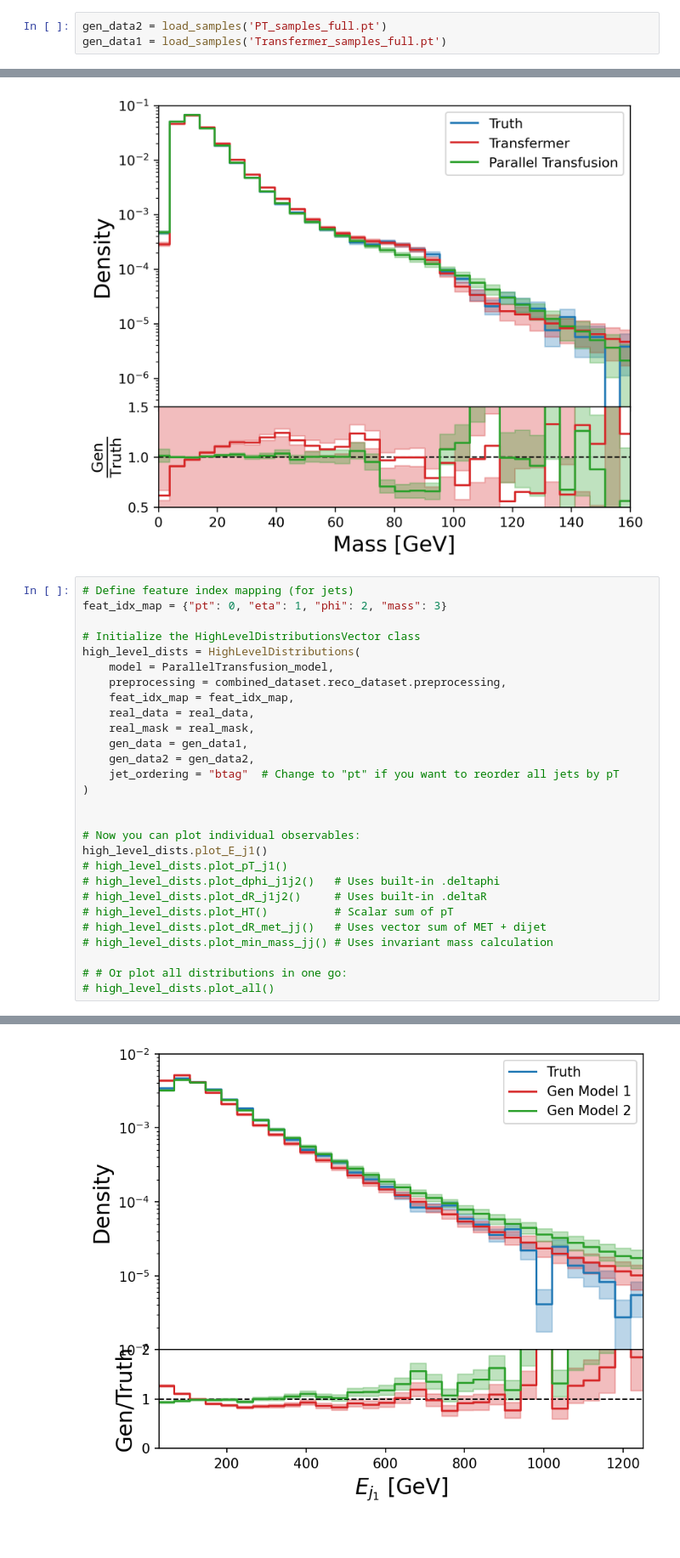
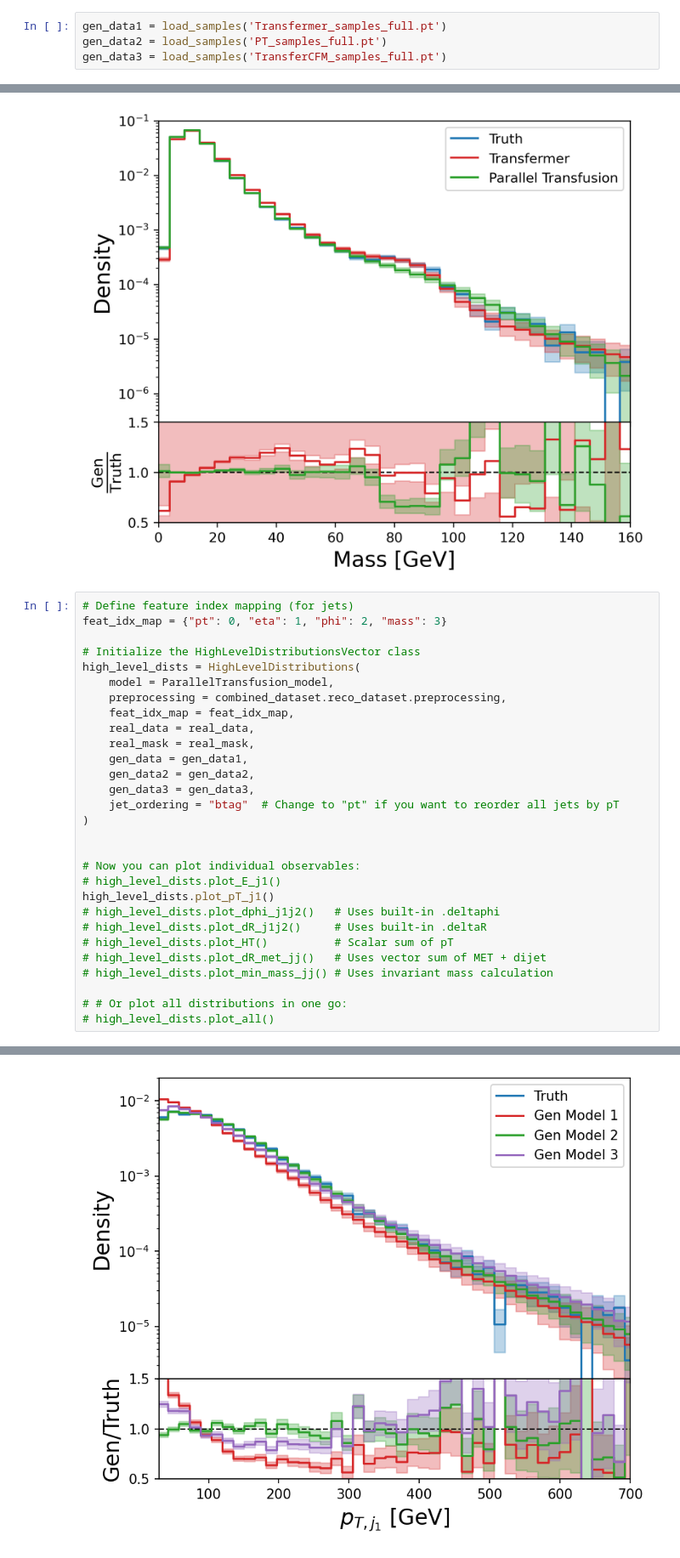
Before and after one commit to themrluke/memflow-msci-project, a Jupyter notebook: memflow/ttH/high_level_variables.ipynb, the cells around one changed output, grey strips where cells are left out. Shown: that part at 85% size. Saved outputs shown, nothing was run; the diff lists cells and outputs as text.

Commit message:
fine tuning the bins and axis limits for high level variable plots

```diff
--- a/memflow/ttH/high_level_variables.ipynb
+++ b/memflow/ttH/high_level_variables.ipynb
@@ -370,6 +370,7 @@ TransferFlow(
   )
 )
 # %%
+gen_data1 = load_samples('Transfermer_samples_full.pt')
 gen_data2 = load_samples('PT_samples_full.pt')
-gen_data1 = load_samples('Transfermer_samples_full.pt')
+gen_data3 = load_samples('TransferCFM_samples_full.pt')
 # %% [output]
@@ -429,13 +431,14 @@ high_level_dists = HighLevelDistributions(
     real_mask = real_mask,
     gen_data = gen_data1,
     gen_data2 = gen_data2,
+    gen_data3 = gen_data3,
     jet_ordering = "btag"  # Change to "pt" if you want to reorder all jets by pT
 )
 
 
 # Now you can plot individual observables:
-high_level_dists.plot_E_j1()
-# high_level_dists.plot_pT_j1()
+# high_level_dists.plot_E_j1()
+high_level_dists.plot_pT_j1()
 # high_level_dists.plot_dphi_j1j2()   # Uses built-in .deltaphi
 # high_level_dists.plot_dR_j1j2()     # Uses built-in .deltaR
 # high_level_dists.plot_HT()          # Scalar sum of pT
@@ -451 +454 @@ Gen Model 2 values: Min=30.176128387451172, Max=33889.62890625, Size=(1836400,)
-[figure, old version]
+[figure, new version]
```
Also changed, not shown: parts of 2 cells of this notebook, 1 other file.
